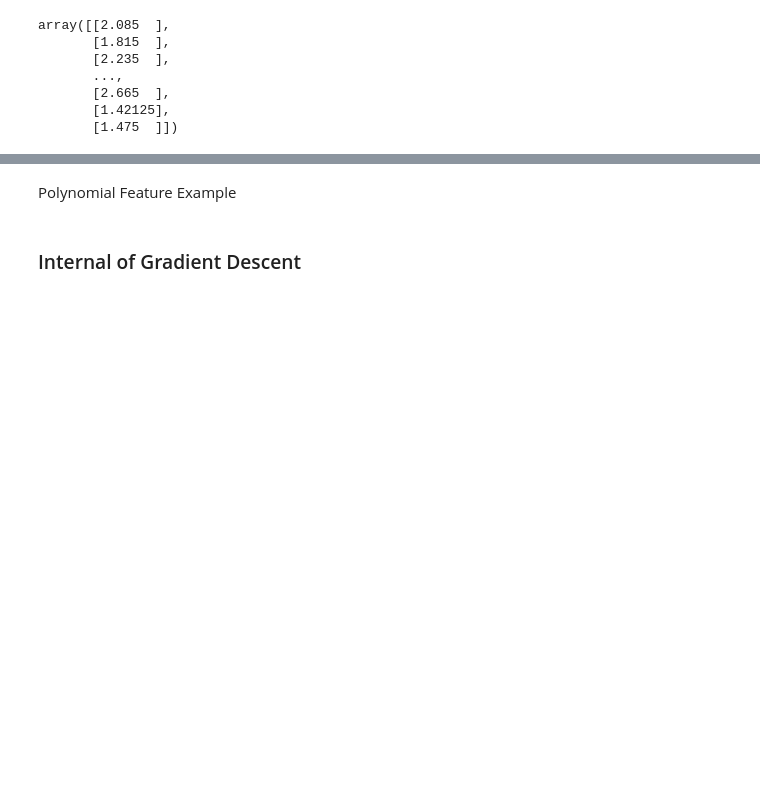
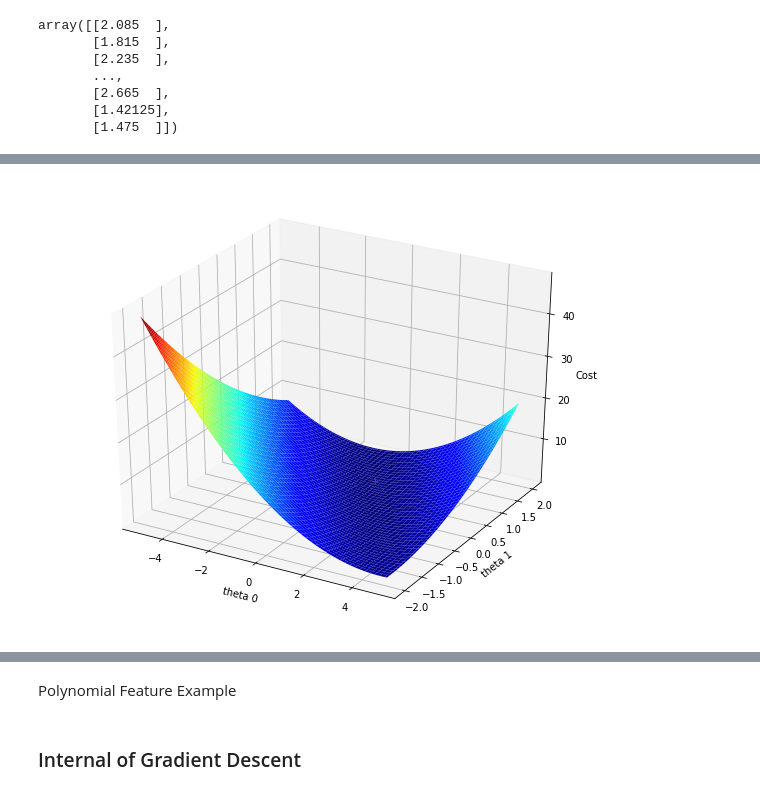
Before and after one commit to ramvarra/MLTutorial, a Jupyter notebook: Linear Regression.ipynb, the cells around one changed output, grey strips where cells are left out. Cells and saved outputs as stored; diff of their text form; code cells hidden in the pictures; blank space fills up the shorter version.

```diff
--- a/Linear Regression.ipynb
+++ b/Linear Regression.ipynb
@@ -99,0 +123,18 @@ plot_jh(jh, ax2)
+# %%
+def plot_gradient_plane(X, y, θ):
+    t0 = np.linspace(-5, 5, 100)
+    t1 = np.linspace(-2, 2, 100)
+
+    xx, yy = np.meshgrid(t0, t1)
+    z = np.array([cost(X, y, [[p1],[p2]])[0] for p1, p2  in zip(xx.ravel(), yy.ravel())]).reshape(yy.shape)
+    fig = plt.figure(figsize=(10,8))
+    ax = fig.add_subplot(111, projection='3d')
+    ax.plot_surface(xx, yy, z, cmap=plt.cm.jet)
+    ax.plot(θ[0], θ[1], cost(X, y, θ)[0], marker='+', c='r')
+    ax.set_xlabel('theta 0')
+    ax.set_ylabel('theta 1')
+    ax.set_zlabel('Cost')
+
+plot_gradient_plane(X, y, θ)
+# %% [output]
+[figure, added]
```
Also changed, not shown: parts of 13 cells of this notebook.
